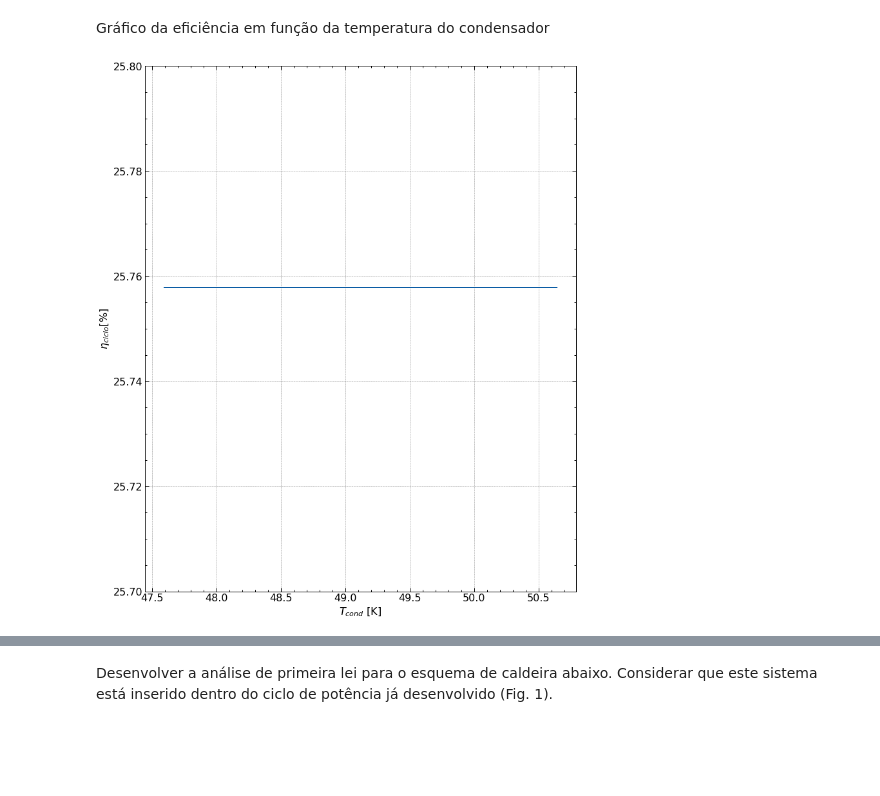
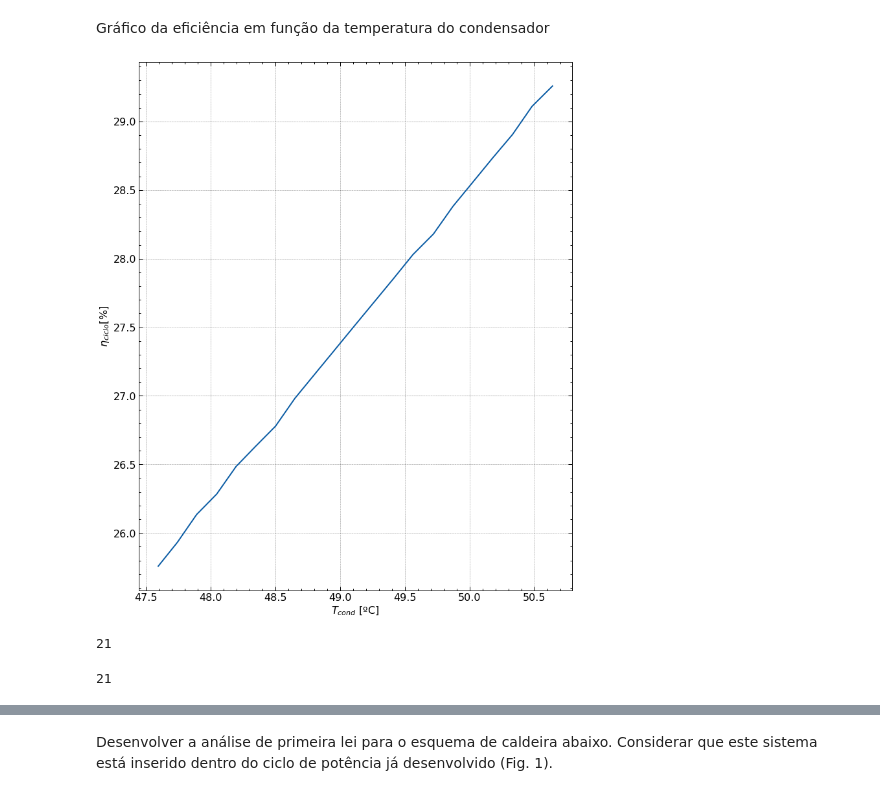
Before and after one commit to luaneng/gdv, a Jupyter notebook: projeto/main.ipynb, the cells around one changed output, grey strips where cells are left out. Cells and saved outputs as stored; diff of their text form; code cells hidden in the pictures; blank space fills up the shorter version.

```diff
--- a/projeto/main.ipynb
+++ b/projeto/main.ipynb
@@ -352,13 +352,13 @@ def W_liq(p8, t1, tcond, h_4=None):
 # %% [markdown]
 $$ \dot{Q}_{cald} = \dot{m}_{8}(h_{1} - h_{8}) $$
 # %%
-def Q_cald(p8, t1):
-    return round(array_m[20][7]*(st1(p8, t1).h - st8(p8).h), 2)
+def Q_cald(p8, t1, m8):
+    return round(m8*(st1(p8, t1).h - st8(p8).h), 2)
 # %% [markdown]
 $$ \eta_{ciclo} = \frac{\dot{W}_{liq}}{\dot{Q}_{cald}} $$
 # %%
-def n_ciclo(p8, t1, tcond, h_4=None):
-    return round(100*W_liq(p8, t1, tcond, h_4=None)/Q_cald(p8, t1), 5)
+def n_ciclo(p8, t1, tcond, m1, m2, m3, m4, m6, m8, m10):
+    return round(100*W_liq(p8, t1, tcond, m1, m2, m3, m4, m6, m8, m10)/Q_cald(p8, t1, m8), 5)
 # %% [markdown]
 Definindo dicionário de dados de trabalho, calor e eficiêcia e criando tabela
 # %%
@@ -645,11 +645,33 @@ for c in range(len(var_F)):
 ## Resultados ##
 # %% [markdown]
 Criando dicionário de dados e apresentando tabela de ΔT1, ΔT2, ΔTm, T_cond e Q_cond para cada F_processo
+# %%
+array_m_nseimais = []
+
+for j in range(len(array_solved)):
+    for c in range(len(var_F)):
+        eqs_massas = [ m1 - vazao[0],
+                    m8 - vazao[7],
+                    m2 + m3 + m4 - m1,
+                    m12 + m3 + m6 - m7,
+                    m2 + m10 - m11,
+                    m2*st2(p8=P[0], t1=T[0]).h + m10*st10.h - m11*st11.h,
+                    m12*st12.h + m3*st3(p8=P[0], t1=T[0]).h + m6*st6(tcond=array_solved[j][3]).h - m7*st7.h,
+                    m4 - m5,
+                    m5 - m6,
+                    m11 - m12,
+                    m12 - vazao[10]*var_F[c],
+                    m9 - m10 ]
+
+    array_m_nseimais.append([round(num, 2) for num in list(linsolve(eqs_massas, massas))[0]])
 # %%
 varT_st4 = []
+varm_st4 = []
 
-for c in range(0,21):
-    varT_st4.append(round(estado(P=pressao[7], T=array_solved[c][3]).h, 2))
+for c in range(len(array_solved)):
+    varT_st4.append(round(st4(p8=P[7], t1=T[0],Tcond=array_solved[c][3]).h, 2))
+    varm_st4.append(array_m_nseimais[c][3])
 
-for c in range(0,21):
+for c in range(len(array_solved)):
     array_solved[c].append(varT_st4[c])
+    array_solved[c].append(varm_st4[c])
@@ -713,18 +740,26 @@ Gráfico da eficiência em função da temperatura do condensador
 # %%
 def n_ciclocond():
 
     array_n_tcond = []
 
     for c in range(len(var_F)):
-        array_n_tcond.append(n_ciclo(p8=P[7], t1=Tk[0], tcond=Tcond_novo[c]+273.15, h_4=varT_st4[c]))
+        array_n_tcond.append(n_ciclo(p8=P[7], t1=Tk[0], tcond=Tcond_novo[c]+273.15, m1=array_m[c][0], m2=array_m[c][1], m3=array_m[c][2], m4=array_m[c][3], m6=array_m[c][5], m8=array_m[c][7], m10=array_m[c][9]))
 
     figure = plt.figure(figsize=(12, 15))
     plt.plot(Tcond_novo, array_n_tcond)
     plt.ylabel(r'$\eta_{ciclo}$[%]')
-    plt.xlabel(r'$T_{cond}$ [K]')
-    plt.ylim(25.7, 25.8)
+    plt.xlabel(r'$T_{cond}$ [ºC]')
+
     plt.show()
 
 n_ciclocond()
 # %% [output]
-[figure, old version]
+[figure, new version]
+# %%
+len(var_F)
+# %% [output]
+21
+# %%
+len(arange(300-273.15, 342-273.15, 2))
+# %% [output]
+21
```
Also changed, not shown: parts of 11 cells of this notebook.
